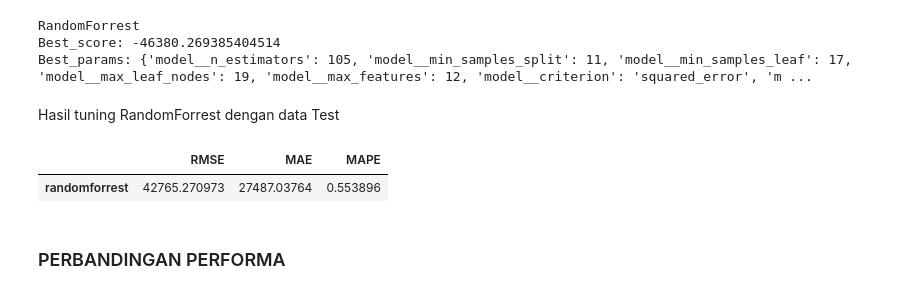
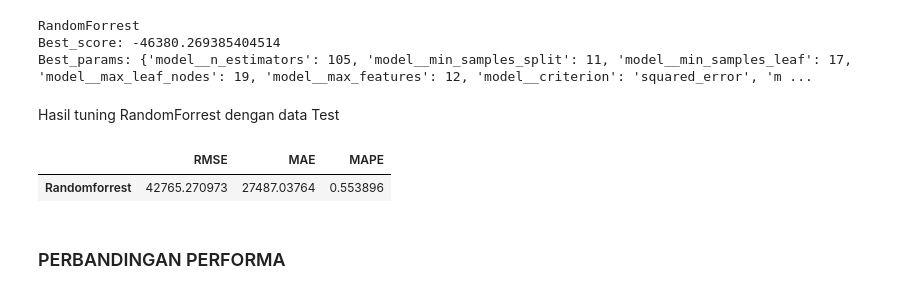
Before and after one commit to Adikurnia19/Capstone-3-JCDSOL-14-ARAB-USED-CARS-, a Jupyter notebook: Capstone3Adikurniafinal.ipynb, the cells around one changed output. Drawn from its saved outputs; the diff is of its cells as text; code cells hidden in the pictures.

```diff
--- a/Capstone3Adikurniafinal.ipynb
+++ b/Capstone3Adikurniafinal.ipynb
@@ -1179,26 +1193,26 @@ Hasil tuning RandomForrest dengan data Test
 # %%
 model = RandomForestRegressor(random_state=1)
 
 # Define model terhadap estimator terbaik
 rf_tuning = random_rf.best_estimator_
 
 # Fitting model
 rf_tuning.fit(data_train, y_train)
 #model.fit(data_train,y_train)
 
 # Predict test set
 y_pred_rf_tuning_test = rf_tuning.predict(data_test)
-#y_pred_rf_tuning_test = model.predict(data_test)
+
 # Simpan nilai metrics RMSE, MAE & MAPE setelah tuning
 rmse_rf_tuning = np.sqrt(mean_squared_error(y_test, y_pred_rf_tuning_test))
 mae_rf_tuning = mean_absolute_error(y_test, y_pred_rf_tuning_test)
 mape_rf_tuning = mean_absolute_percentage_error(y_test, y_pred_rf_tuning_test)
 
-scoreAfterTuningRFTest = pd.DataFrame({'RMSE': rmse_rf_tuning, 'MAE': mae_rf_tuning, 'MAPE': mape_rf_tuning}, index={'randomforrest':10})
+scoreAfterTuningRFTest = pd.DataFrame({'RMSE': rmse_rf_tuning, 'MAE': mae_rf_tuning, 'MAPE': mape_rf_tuning}, index={'Randomforrest':10})
 scoreAfterTuningRFTest
 # %% [output]
 |  | RMSE | MAE | MAPE |
-| randomforrest | 42765.270973 | 27487.03764 | 0.553896 |
+| Randomforrest | 42765.270973 | 27487.03764 | 0.553896 |
 # %% [markdown]
 ### PERBANDINGAN PERFORMA
 # %% [markdown]
```
Also changed, not shown: parts of 18 cells of this notebook.
